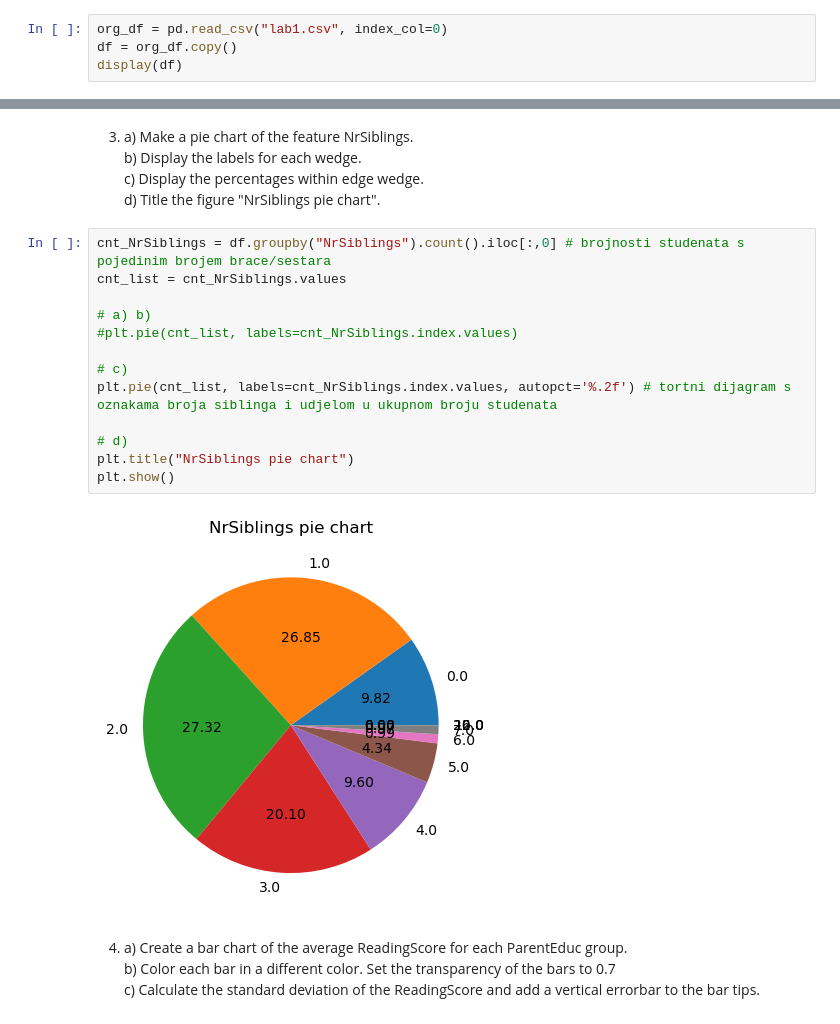
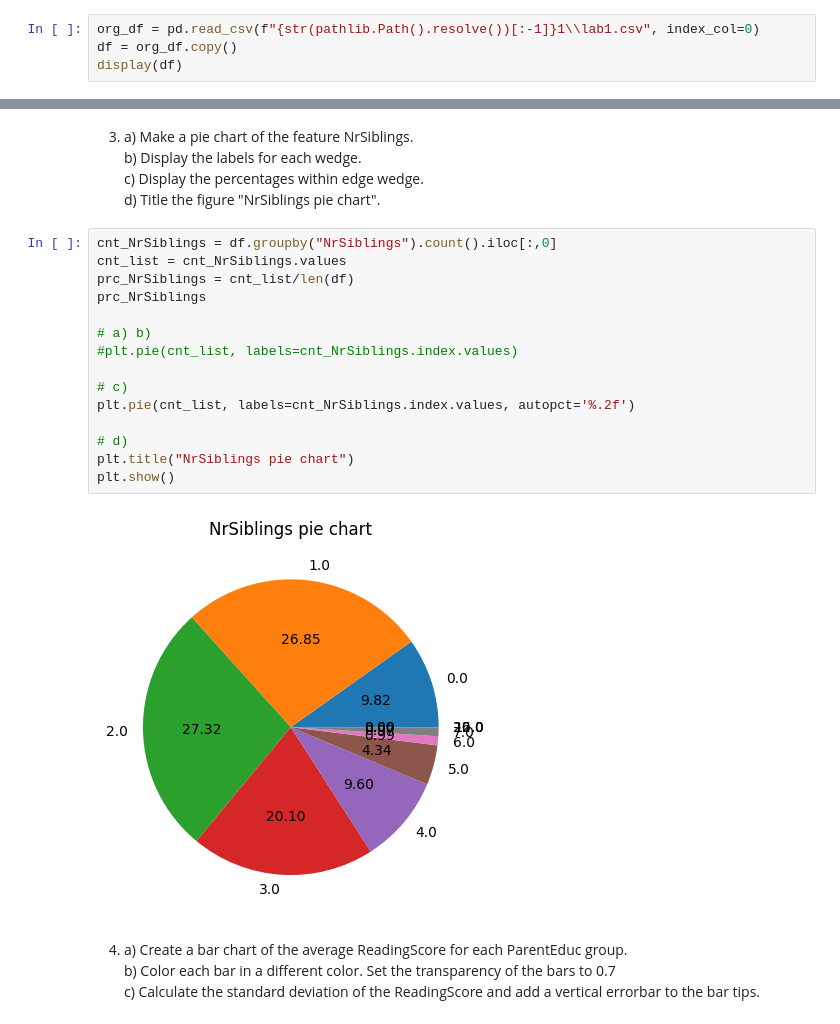
Before and after one commit to llist2020/Intro_to_DS, a Jupyter notebook: lab2/cogsci_lab2.ipynb, the cells around one changed output, grey strips where cells are left out. Saved outputs shown, nothing was run; the diff lists cells and outputs as text.

```diff
--- a/lab2/cogsci_lab2.ipynb
+++ b/lab2/cogsci_lab2.ipynb
@@ -5,7 +6,7 @@ import seaborn as sns
 # %% [markdown]
 1. Load the cleaned dataset from the last exercise. If you haven't saved the dataset, rerun the first exercise and save the final dataset.
 # %%
-org_df = pd.read_csv("lab1.csv", index_col=0)
+org_df = pd.read_csv(f"{str(pathlib.Path().resolve())[:-1]}1\\lab1.csv", index_col=0)
 df = org_df.copy()
 display(df)
 # %% [output]
@@ -56,20 +57,22 @@ plt.show()
    c) Display the percentages within edge wedge. <br>
    d) Title the figure "NrSiblings pie chart".
 # %%
-cnt_NrSiblings = df.groupby("NrSiblings").count().iloc[:,0] # brojnosti studenata s pojedinim brojem brace/sestara
+cnt_NrSiblings = df.groupby("NrSiblings").count().iloc[:,0]
 cnt_list = cnt_NrSiblings.values
+prc_NrSiblings = cnt_list/len(df)
+prc_NrSiblings
 
 # a) b)
 #plt.pie(cnt_list, labels=cnt_NrSiblings.index.values)
 
 # c)
-plt.pie(cnt_list, labels=cnt_NrSiblings.index.values, autopct='%.2f') # tortni dijagram s oznakama broja siblinga i udjelom u ukupnom broju studenata
+plt.pie(cnt_list, labels=cnt_NrSiblings.index.values, autopct='%.2f')
 
 # d)
 plt.title("NrSiblings pie chart")
 plt.show()
 # %% [output]
-[figure, old version]
+[figure, new version]
 # %% [markdown]
 4. a) Create a bar chart of the average ReadingScore for each ParentEduc group. <br>
    b) Color each bar in a different color. Set the transparency of the bars to 0.7 <br>
```
Also changed, not shown: parts of 6 cells of this notebook.
